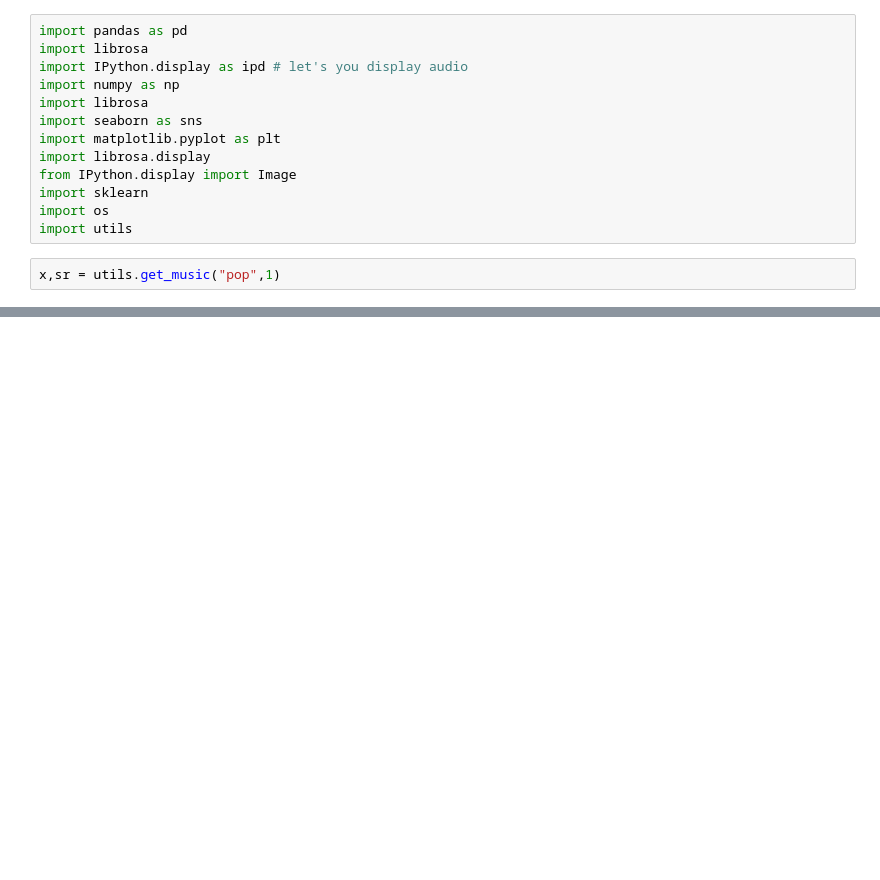
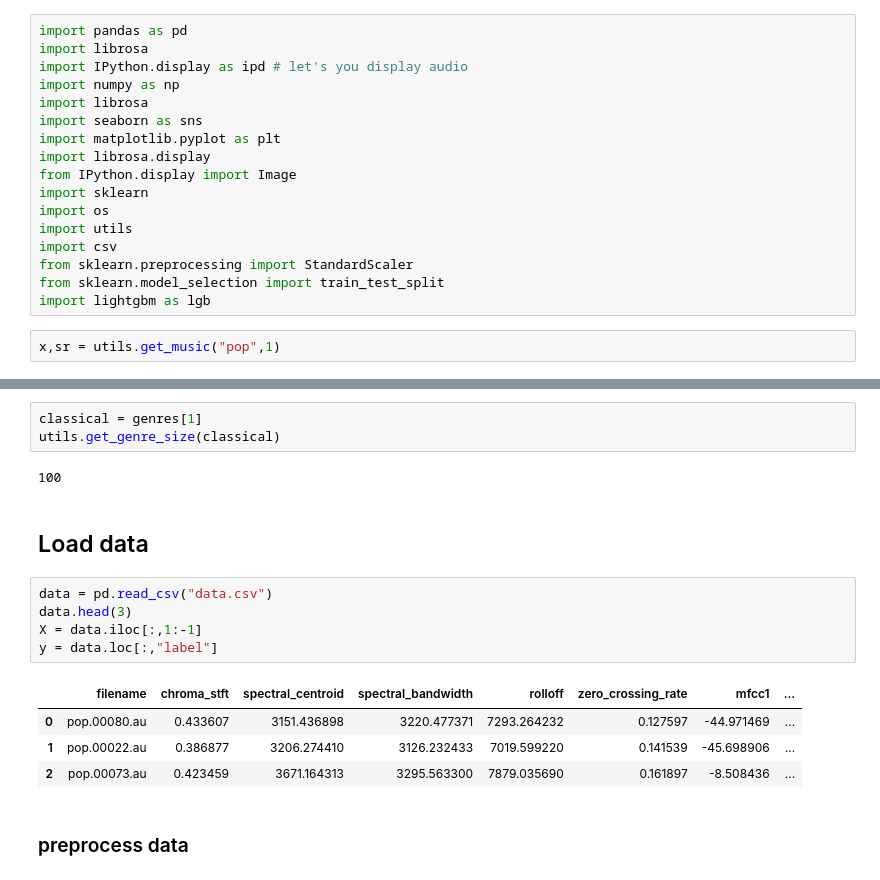
Before and after one commit to snovaisg/Genrefy, a Jupyter notebook: Playground_dataset.ipynb, the cells around one changed output, grey strips where cells are left out. Cells and saved outputs as stored; diff of their text form; blank space fills up the shorter version.

```diff
--- a/Playground_dataset.ipynb
+++ b/Playground_dataset.ipynb
@@ -11,9 +11,32 @@ from IPython.display import Image
 import sklearn
 import os
 import utils
+import csv
+from sklearn.preprocessing import StandardScaler
+from sklearn.model_selection import train_test_split
+import lightgbm as lgb
 # %%
 x,sr = utils.get_music("pop",1)
 # %%
 ipd.Audio(x, rate=sr)
 # %% [output]
 [interactive output not drawn]
+# %%
+classical = genres[1]
+utils.get_genre_size(classical)
+# %% [output]
+100
+# %% [markdown]
+## Load data
+# %%
+data = pd.read_csv("data.csv")
+data.head(3)
+X = data.iloc[:,1:-1]
+y = data.loc[:,"label"]
+# %% [output]
+|  | filename | chroma_stft | spectral_centroid | spectral_bandwidth | rolloff | zero_crossing_rate | mfcc1 | ... |
+| 0 | pop.00080.au | 0.433607 | 3151.436898 | 3220.477371 | 7293.264232 | 0.127597 | -44.971469 | ... |
+| 1 | pop.00022.au | 0.386877 | 3206.274410 | 3126.232433 | 7019.599220 | 0.141539 | -45.698906 | ... |
+| 2 | pop.00073.au | 0.423459 | 3671.164313 | 3295.563300 | 7879.035690 | 0.161897 | -8.508436 | ... |
+# %% [markdown]
+### preprocess data
```
Also changed, not shown: parts of 8 cells of this notebook, 5 other files.
